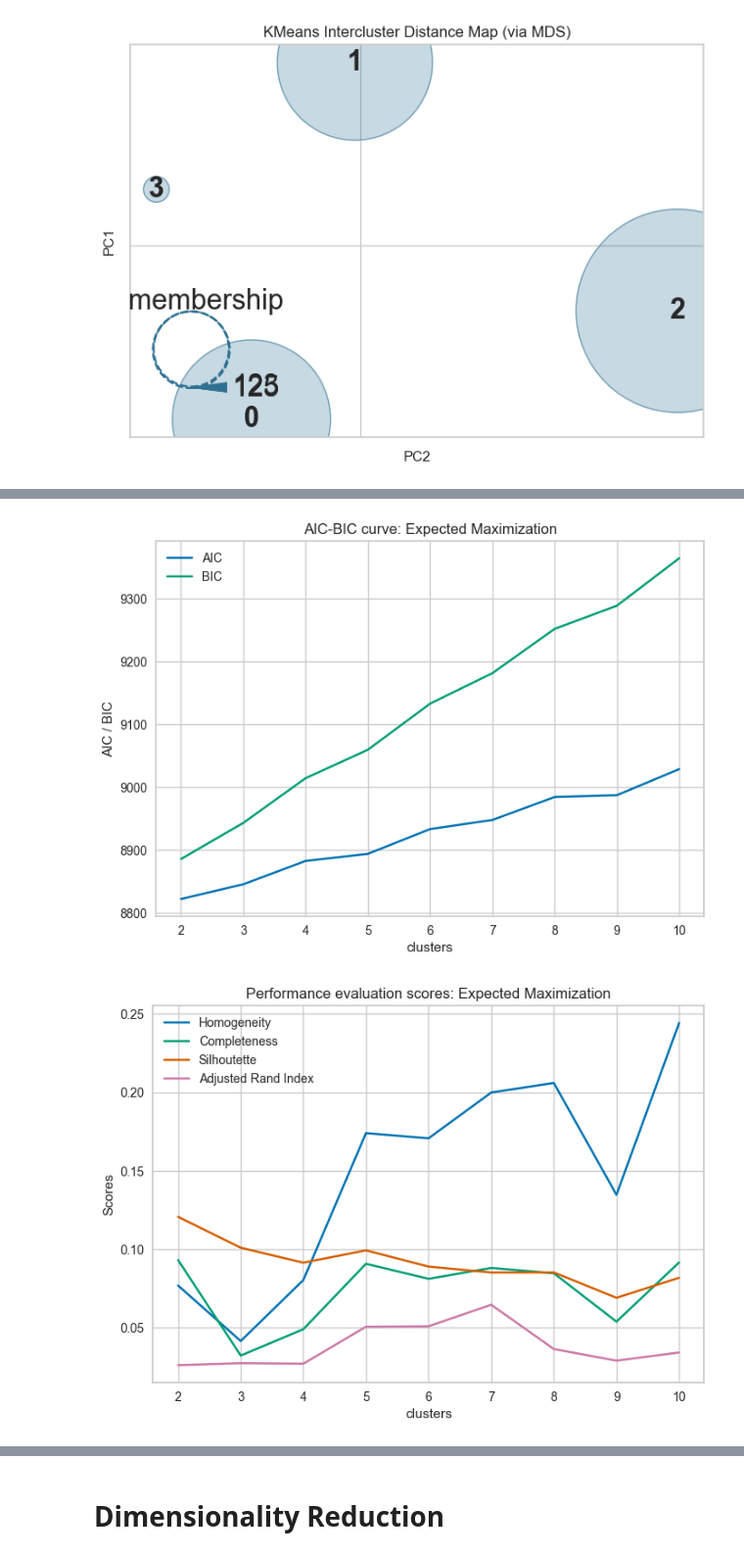
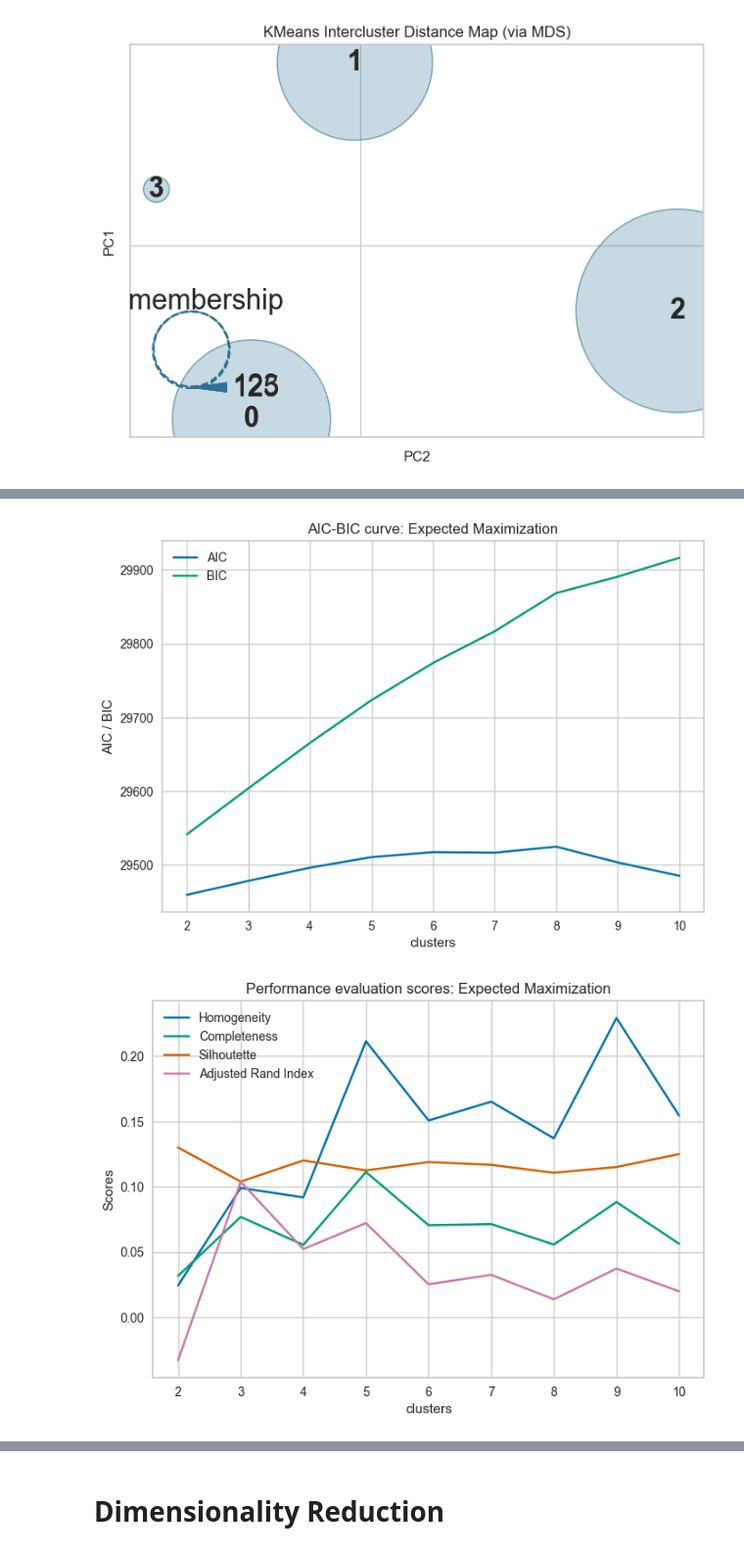
Before and after one commit to fonylew/machine-learning, a Jupyter notebook: unsupervised_learning/car_clustering.ipynb, the cells around one changed output, grey strips where cells are left out. Shown at 98% size. Cells and saved outputs as stored; diff of their text form; code cells hidden in the pictures.

```diff
--- a/unsupervised_learning/car_clustering.ipynb
+++ b/unsupervised_learning/car_clustering.ipynb
@@ -202,12 +202,12 @@ visualizer = silhouette_visualizer(KMeans(4, random_state=42), x_test)
 # %%
 from external_fn import *
 # %%
-scaler = preprocessing.StandardScaler().fit(x_train)
-X_train = scaler.transform(x_train)
-X_test = scaler.transform(x_test)
+scaler = preprocessing.StandardScaler().fit(x)
+X_train = scaler.transform(x)
+X_test = scaler.transform(x)
 # %%
 %time
 num_class = 4
-means_init = np.array([X_train[y_train == i].mean(axis=0) for i in range(num_class)])
-clf_em = expectation_maximization(X_train, X_test, y_train, y_test, init_means = means_init, component_list = [2,3,4,5,6,7,8,9,10], num_class = num_class)
+means_init = np.array([X_train[y == i].mean(axis=0) for i in range(num_class)])
+clf_em = expectation_maximization(X_train, X_test, y, y, init_means = means_init, component_list = [2,3,4,5,6,7,8,9,10], num_class = num_class)
 # %% [output]
@@ -216,2 +216,2 @@ Wall time: 4.05 µs
-[figure, old version]
+[figure, new version]
-[figure, old version]
+[figure, new version]
```
Also changed, not shown: parts of 7 cells of this notebook, 1 other file.
